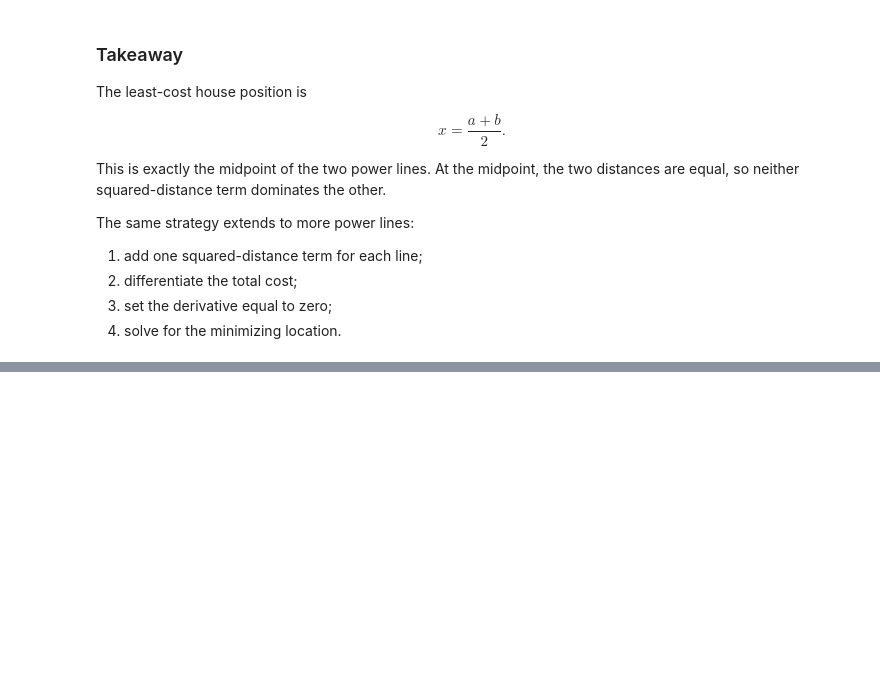
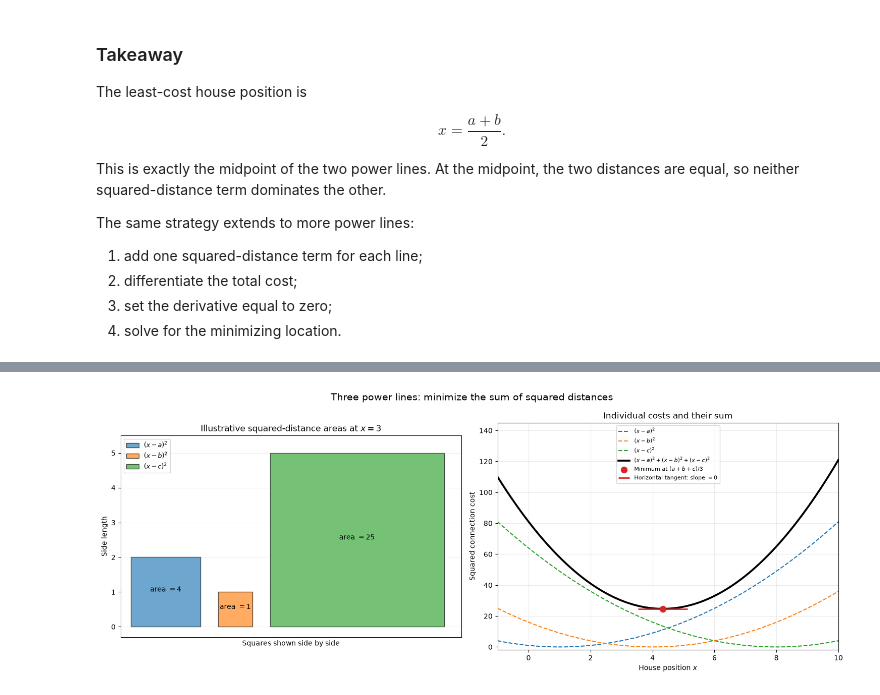
Before and after one commit to majorgilles/mathematics-for-machine-learning-and-data-science, a Jupyter notebook: weeks/c2_w1/03-optimization.ipynb, the cells around one changed output, grey strips where cells are left out. Saved outputs shown, nothing was run; the diff lists cells and outputs as text; code cells hidden in the pictures; blank space fills up the shorter version.

```diff
--- a/weeks/c2_w1/03-optimization.ipynb
+++ b/weeks/c2_w1/03-optimization.ipynb
@@ -484,0 +529,70 @@ The same strategy extends to more power lines:
+# %%
+three_line_a: float = 1.0
+three_line_b: float = 4.0
+three_line_c: float = 8.0
+three_line_mean: float = (three_line_a + three_line_b + three_line_c) / 3.0
+three_line_house_example: float = 3.0
+three_line_coordinates: np.ndarray = np.array([three_line_a, three_line_b, three_line_c])
+three_line_distances: np.ndarray = np.abs(three_line_house_example - three_line_coordinates)
+three_line_plot_positions: np.ndarray = np.linspace(-1.0, 10.0, 600)
+three_line_blue_cost: np.ndarray = (three_line_plot_positions - three_line_a) ** 2
+three_line_orange_cost: np.ndarray = (three_line_plot_positions - three_line_b) ** 2
+three_line_green_cost: np.ndarray = (three_line_plot_positions - three_line_c) ** 2
+three_line_total_cost: np.ndarray = (
+    three_line_blue_cost + three_line_orange_cost + three_line_green_cost
+)
+three_line_minimum_cost: float = (
+    (three_line_mean - three_line_a) ** 2
+    + (three_line_mean - three_line_b) ** 2
+    + (three_line_mean - three_line_c) ** 2
+)
+
+fig, axes = plt.subplots(1, 2, figsize=(15, 5.8))
+square_colors: list[str] = ["tab:blue", "tab:orange", "tab:green"]
+square_labels: list[str] = ["$(x-a)^2$", "$(x-b)^2$", "$(x-c)^2$"]
+square_offset: float = 0.0
+
+for distance, color, label in zip(
+    three_line_distances, square_colors, square_labels, strict=True
+):
+    area_square = Rectangle((square_offset, 0), distance, distance, facecolor=color,
+                            alpha=0.65, edgecolor="black", label=label)
+    axes[0].add_patch(area_square)
+    axes[0].annotate(rf"area $={distance**2:g}$",
+                     (square_offset + distance / 2, distance / 2), ha="center")
+    square_offset += distance + 0.5
+
+axes[0].set(
+    title="Illustrative squared-distance areas at $x=3$",
+    xlabel="Squares shown side by side",
+    ylabel="Side length",
+    xlim=(-0.3, square_offset),
+    ylim=(-0.3, float(three_line_distances.max()) + 0.5),
+    xticks=[],
+)
+axes[0].set_aspect("equal")
+axes[0].grid(alpha=0.2)
+axes[0].legend(fontsize=9)
+
+axes[1].plot(three_line_plot_positions, three_line_blue_cost, color="tab:blue",
+             linestyle="--", label="$(x-a)^2$")
+axes[1].plot(three_line_plot_positions, three_line_orange_cost, color="tab:orange",
+             linestyle="--", label="$(x-b)^2$")
+axes[1].plot(three_line_plot_positions, three_line_green_cost, color="tab:green",
+             linestyle="--", label="$(x-c)^2$")
+axes[1].plot(three_line_plot_positions, three_line_total_cost, color="black", linewidth=2.7,
+             label="$(x-a)^2+(x-b)^2+(x-c)^2$")
+axes[1].scatter([three_line_mean], [three_line_minimum_cost], color="tab:red", s=75,
+                zorder=4, label="Minimum at $(a+b+c)/3$")
+axes[1].hlines(three_line_minimum_cost, three_line_mean - 0.8, three_line_mean + 0.8,
+               color="tab:red", linewidth=2, label="Horizontal tangent: slope $=0$")
+axes[1].set(title="Individual costs and their sum", xlabel="House position $x$",
+            ylabel="Squared connection cost", xlim=(-1, 10), ylim=(-2, 145))
+axes[1].grid(alpha=0.25)
+axes[1].legend(fontsize=8)
+
+fig.suptitle("Three power lines: minimize the sum of squared distances", fontsize=14)
+fig.tight_layout()
+plt.show()
+# %% [output]
+[figure, added]
```
Also changed, not shown: parts of 8 cells of this notebook.
